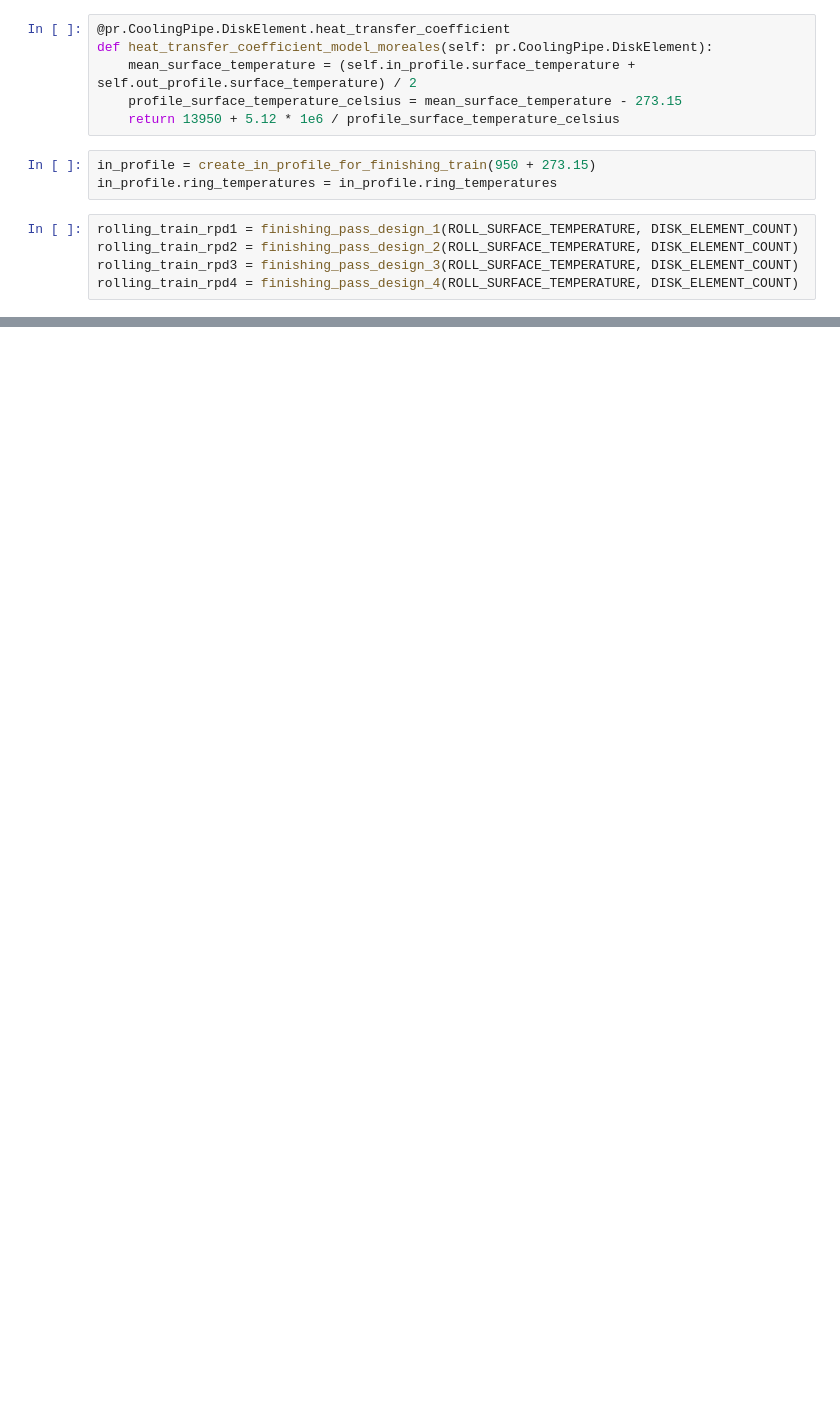
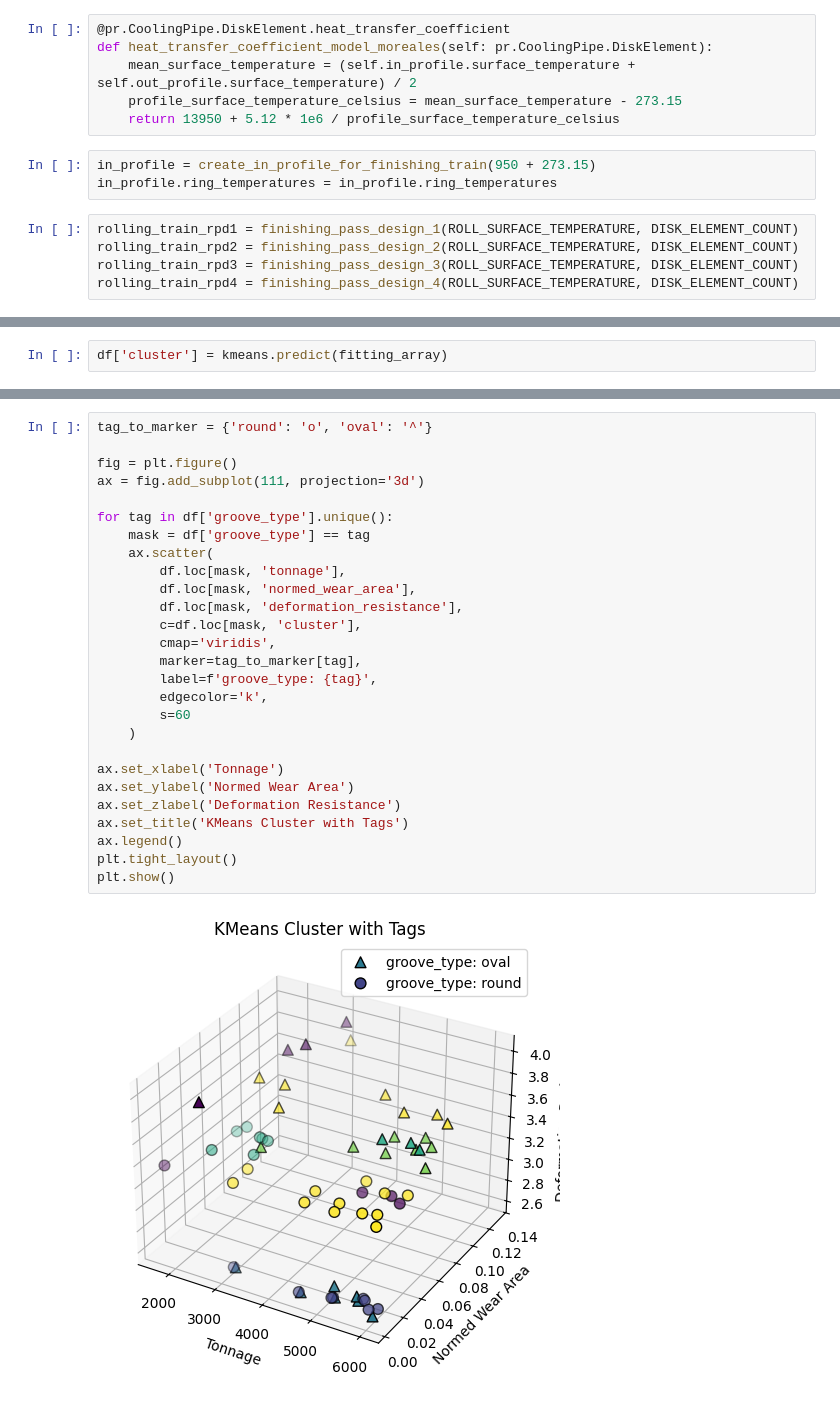
Before and after one commit to ChRen95/phd-thesis-fitting-wear-coefficient, a Jupyter notebook: data_clustering_pre_clustering.ipynb, the cells around one changed output, grey strips where cells are left out. Saved outputs shown, nothing was run; the diff lists cells and outputs as text; blank space fills up the shorter version.

```diff
--- a/data_clustering_pre_clustering.ipynb
+++ b/data_clustering_pre_clustering.ipynb
@@ -87,0 +145,2 @@ def calculate_wear_areas():
+# %%
+df['cluster'] = kmeans.predict(fitting_array)
@@ -87,0 +165,29 @@ def calculate_wear_areas():
+# %%
+tag_to_marker = {'round': 'o', 'oval': '^'}
+
+fig = plt.figure()
+ax = fig.add_subplot(111, projection='3d')
+
+for tag in df['groove_type'].unique():
+    mask = df['groove_type'] == tag
+    ax.scatter(
+        df.loc[mask, 'tonnage'],
+        df.loc[mask, 'normed_wear_area'],
+        df.loc[mask, 'deformation_resistance'],
+        c=df.loc[mask, 'cluster'],
+        cmap='viridis',
+        marker=tag_to_marker[tag],
+        label=f'groove_type: {tag}',
+        edgecolor='k',
+        s=60
+    )
+
+ax.set_xlabel('Tonnage')
+ax.set_ylabel('Normed Wear Area')
+ax.set_zlabel('Deformation Resistance')
+ax.set_title('KMeans Cluster with Tags')
+ax.legend()
+plt.tight_layout()
+plt.show()
+# %% [output]
+[figure, added]
```
Also changed, not shown: parts of 12 cells of this notebook, 2 other files.
